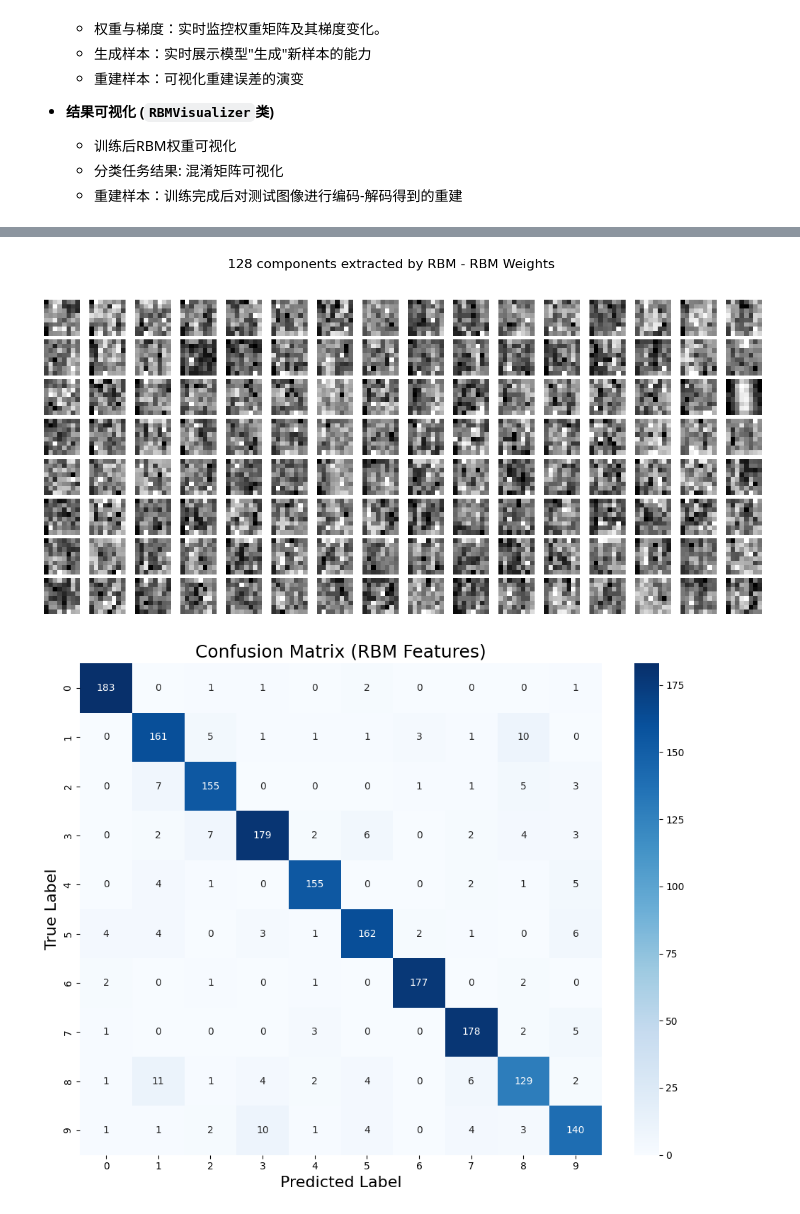
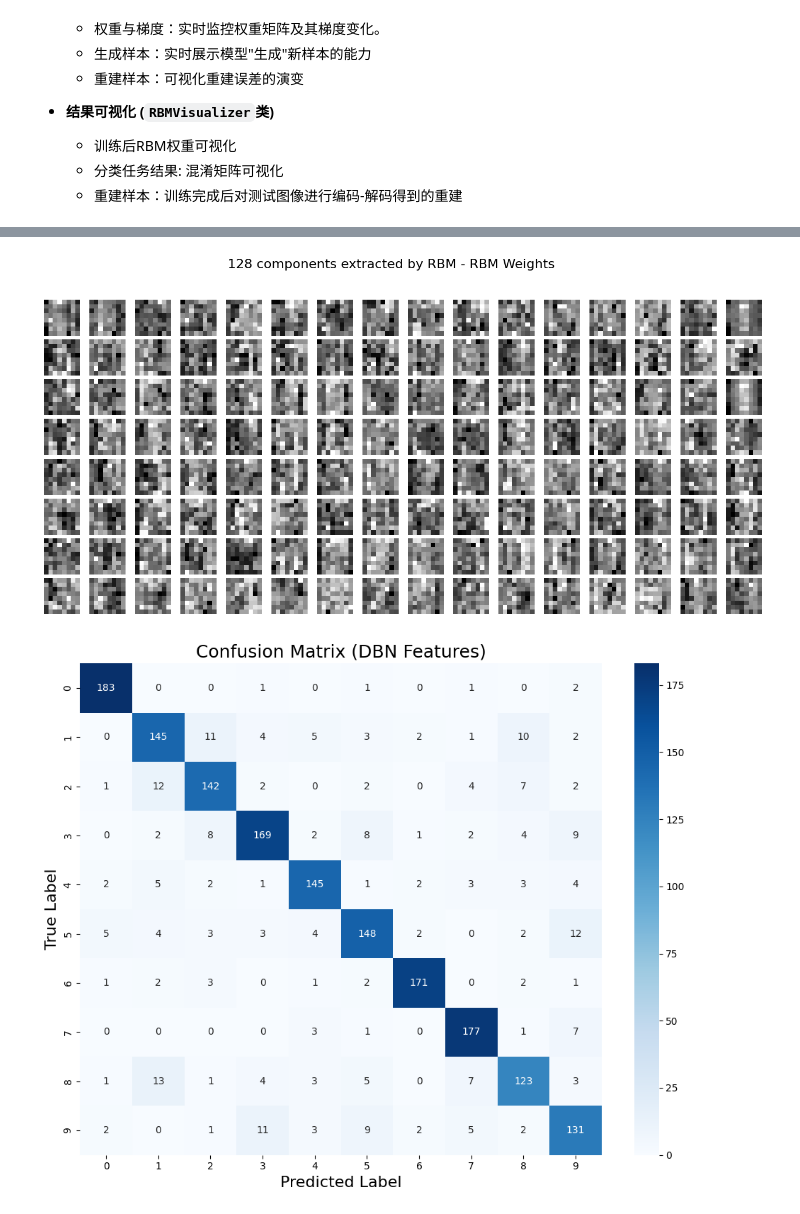
Before and after one commit to qboson/kaiwu-pytorch-plugin, a Jupyter notebook: example/rbm_digits/rbm_digits.ipynb, the cells around one changed output, grey strips where cells are left out. Cells and saved outputs as stored; diff of their text form; code cells hidden in the pictures.

```diff
--- a/example/rbm_digits/rbm_digits.ipynb
+++ b/example/rbm_digits/rbm_digits.ipynb
@@ -211 +151,23 @@ Test Accuracy: 0.8041
 [figure]
+# %%
+# 特征提取
+rbm_train = model.transform(X_train)
+rbm_test = model.transform(X_test)
+
+# 下游classifier
+logistic_classifier = LogisticRegression(C=500.0, max_iter=1000, random_state=seed)
+
+start_time = time.time()
+# logistic_classifier.fit(X_train, y_train)
+logistic_classifier.fit(rbm_train, y_train)
+training_time = time.time() - start_time
+print(f"Logistic regression training completed in {training_time:.2f} seconds")
+
+########## 评估模型 ##########
+rbm_pred = logistic_classifier.predict(rbm_test)
+rbm_acc = accuracy_score(y_test, rbm_pred)
+print("\nLogistic regression using DBN features:\n%s\n" % (
+    classification_report(
+        y_test,
+        rbm_pred)))
+print(f"Test Accuracy: {rbm_acc:.4f}")
@@ -212,14 +200,14 @@ Test Accuracy: 0.8041
 # %%
 # 初始化可视化
 visualizer = RBMVisualizer(result_dir='results')
 
 # 绘制权重
-visualizer.plot_weights(rbm.rbm_layers[-1], save_pdf=False)
+visualizer.plot_weights(model._dbn.rbm_layers[0], save_pdf=False)
 
 # 绘制混淆矩阵
-visualizer.plot_confusion_matrix(y_test, pip_pred, title_suffix="RBM Features", save_pdf=False)
+visualizer.plot_confusion_matrix(y_test, rbm_pred, title_suffix="DBN Features", save_pdf=False)
 # %% [output]
-[figure, old version]
+[figure, new version]
 [figure]
 # %%
 # 选择一些测试图像进行重建
```
Also changed, not shown: parts of 3 cells of this notebook, 3 other files.
